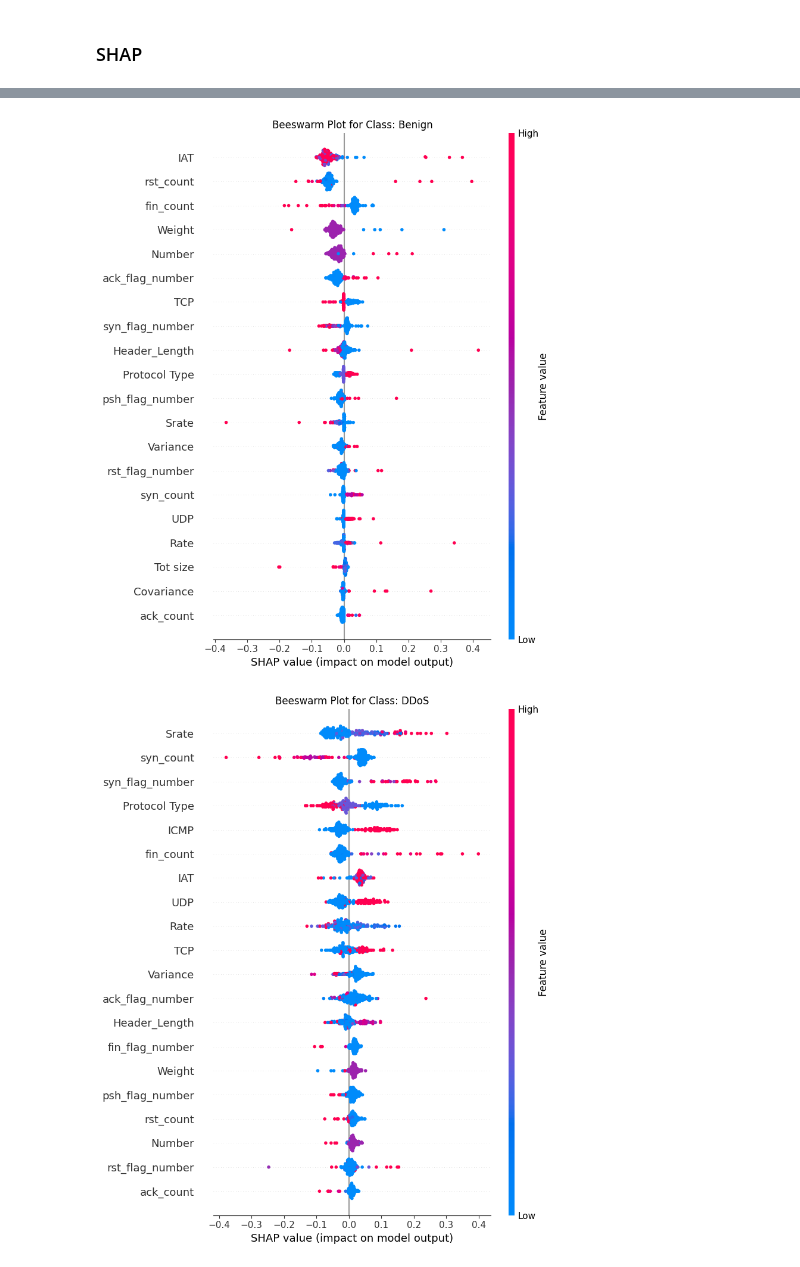
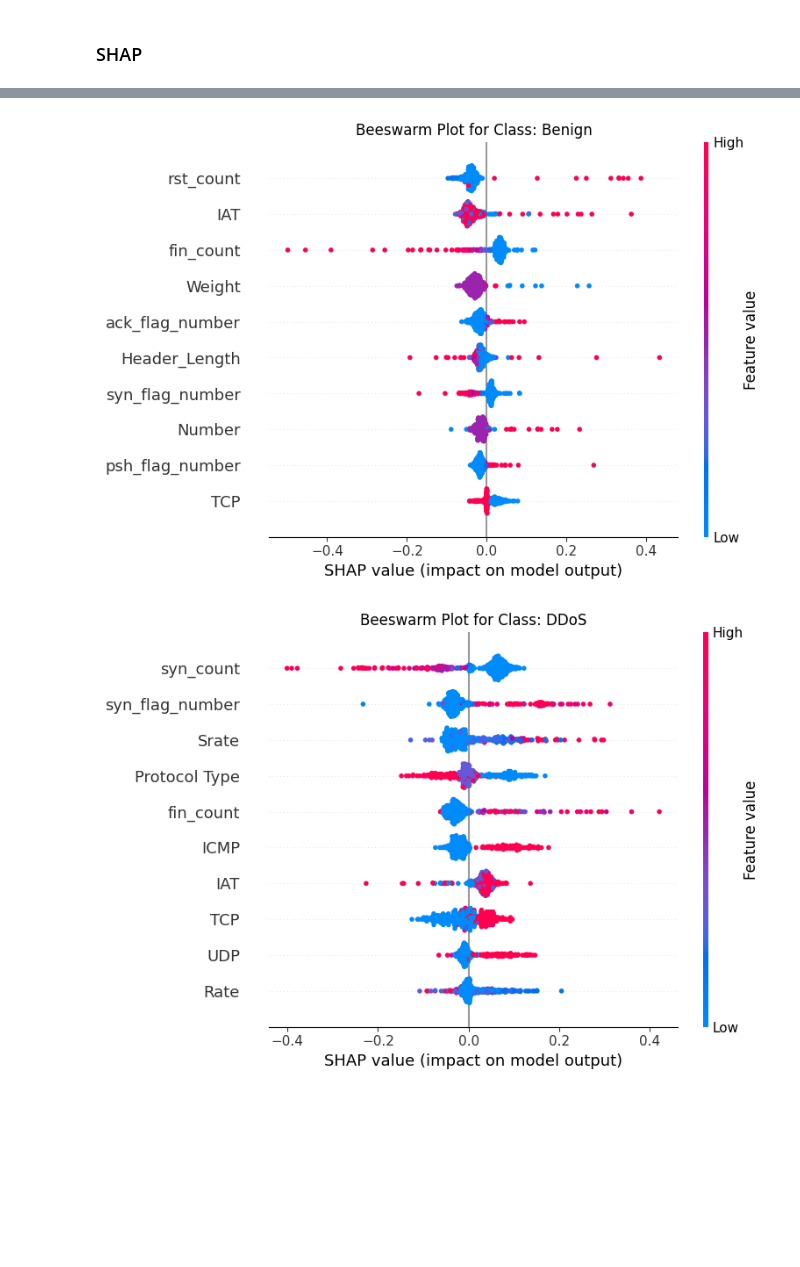
Before and after one commit to sssspppuud/Network-Intrusion-Detection-System-with-Explainable-Deep-Learning, a Jupyter notebook: Code/notebooks/04_explainability.ipynb, the cells around one changed output, grey strips where cells are left out. Drawn from its saved outputs; the diff is of its cells as text; code cells hidden in the pictures; blank space fills up the shorter version.

Commit message:
Improved SHAP analysis

```diff
--- a/Code/notebooks/04_explainability.ipynb
+++ b/Code/notebooks/04_explainability.ipynb
@@ -29,6 +31,7 @@ background = np.load(os.path.join(ARTIFACT_DIR,"shap_background.npy"))
 # %% [markdown]
 ### SHAP
 # %%
-sample_size = 200
+sample_size = 400
 idx = np.random.choice(len(X_test_scaled), sample_size, replace = False)
 X_sample = X_test_scaled[idx]
+X_sample.shape
@@ -56,13 +81,0 @@ shap.summary_plot(
-# %%
-for i, class_name in enumerate(encoder.classes_):
-
-    plt.title(f"SHAP Feature Importance for Class: {class_name}")
-
-    shap.summary_plot(
-        shap_values[..., i],
-        X_sample,
-        feature_names=feature_names,
-        plot_type="bar",
-        show=True,
-        max_display=10
-    )
@@ -74,0 +82,11 @@ for i, class_name in enumerate(encoder.classes_):
+# %%
+for i, class_label in enumerate(encoder.classes_):
+    plt.title(f"SHAP Feature Importance ({class_label})")
+    shap.summary_plot(
+        shap_values[..., i],
+        X_sample,
+        feature_names = feature_names,
+        plot_type = "bar",
+        show = True,
+        max_display = 10
+    )
@@ -75,11 +99,12 @@ for i, class_name in enumerate(encoder.classes_):
 # %%
-for i, class_name in enumerate(encoder.classes_):
-    plt.title(f"Beeswarm Plot for Class: {class_name}")
+for i, class_label in enumerate(encoder.classes_):
+    plt.title(f"Beeswarm Plot for Class: {class_label}")
     shap.summary_plot(
         shap_values[..., i],
         X_sample,
-        feature_names=feature_names
+        feature_names=feature_names,
+        max_display = 10
     )
 # %% [output]
-[figure, old version]
+[figure, new version]
-[figure, old version]
+[figure, new version]
```
Also changed, not shown: parts of 11 cells of this notebook, 3 other files.
